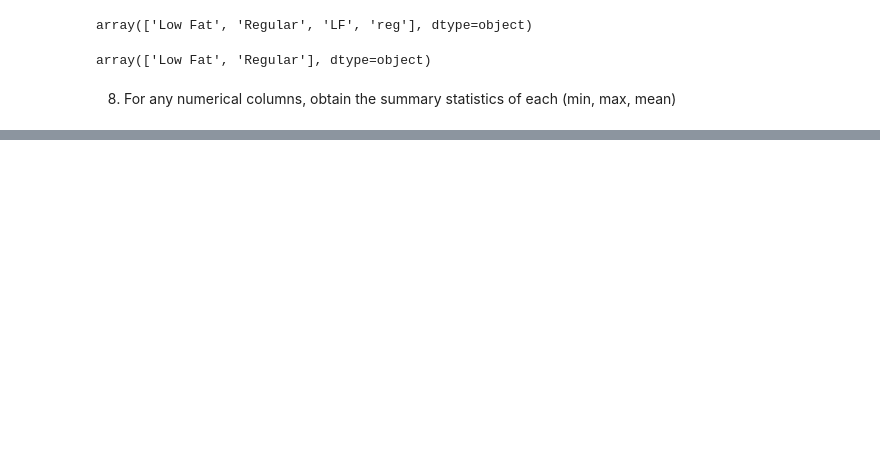
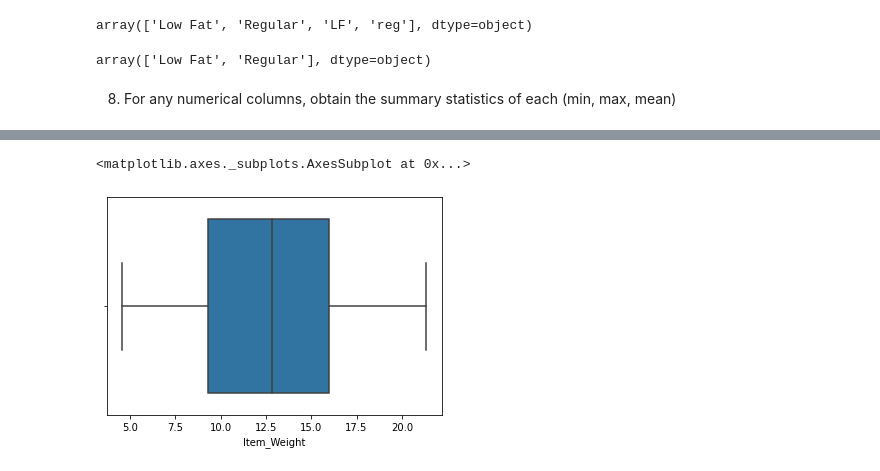
Before and after one commit to mkwak92/food_sales_predictions, a Jupyter notebook: Food_Sales_Predictions.ipynb, the cells around one changed output, grey strips where cells are left out. Cells and saved outputs as stored; diff of their text form; code cells hidden in the pictures; blank space fills up the shorter version.

```diff
--- a/Food_Sales_Predictions.ipynb
+++ b/Food_Sales_Predictions.ipynb
@@ -257,0 +309,5 @@ df.describe().round(4)
+# %%
+sns.boxplot(data = df, x = 'Item_Weight')
+# %% [output]
+<matplotlib.axes._subplots.AxesSubplot at 0x...>
+[figure, added]
```
Also changed, not shown: parts of 15 cells of this notebook.
